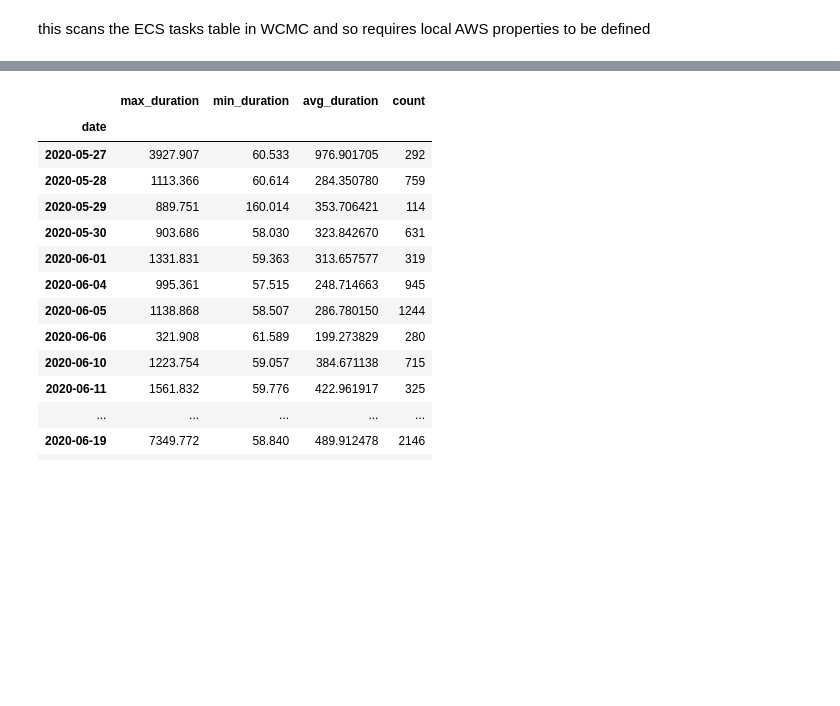
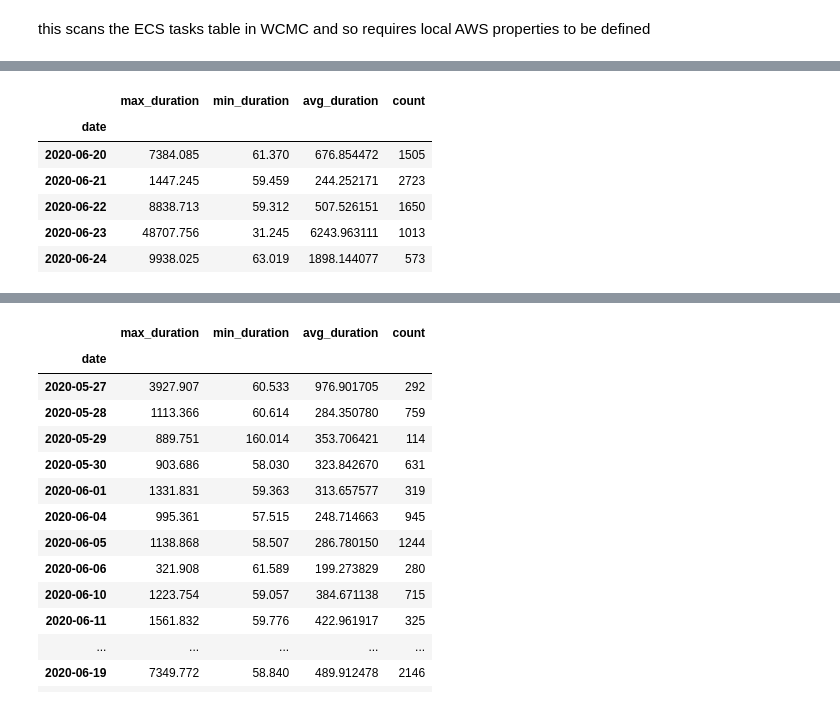
Before and after one commit to metabolomics-us/carpy, a Jupyter notebook: lcb/lcb/cisvis/visualizeECSData.ipynb, the cells around one changed output, grey strips where cells are left out. Saved outputs shown, nothing was run; the diff lists cells and outputs as text; code cells hidden in the pictures; blank space fills up the shorter version.

```diff
--- a/lcb/lcb/cisvis/visualizeECSData.ipynb
+++ b/lcb/lcb/cisvis/visualizeECSData.ipynb
@@ -37,3 +37,13 @@ tasks_per_day = tasks.groupby(to_datetime(tasks['date'])).agg(
 
 
 )
+# %%
+tasks_per_day.tail(5)
+# %% [output]
+|  | max_duration | min_duration | avg_duration | count |
+| date |  |  |  |  |
+| 2020-06-20 | 7384.085 | 61.370 | 676.854472 | 1505 |
+| 2020-06-21 | 1447.245 | 59.459 | 244.252171 | 2723 |
+| 2020-06-22 | 8838.713 | 59.312 | 507.526151 | 1650 |
+| 2020-06-23 | 48707.756 | 31.245 | 6243.963111 | 1013 |
+| 2020-06-24 | 9938.025 | 63.019 | 1898.144077 | 573 |
```
Also changed, not shown: parts of 3 cells of this notebook, 2 other files.
